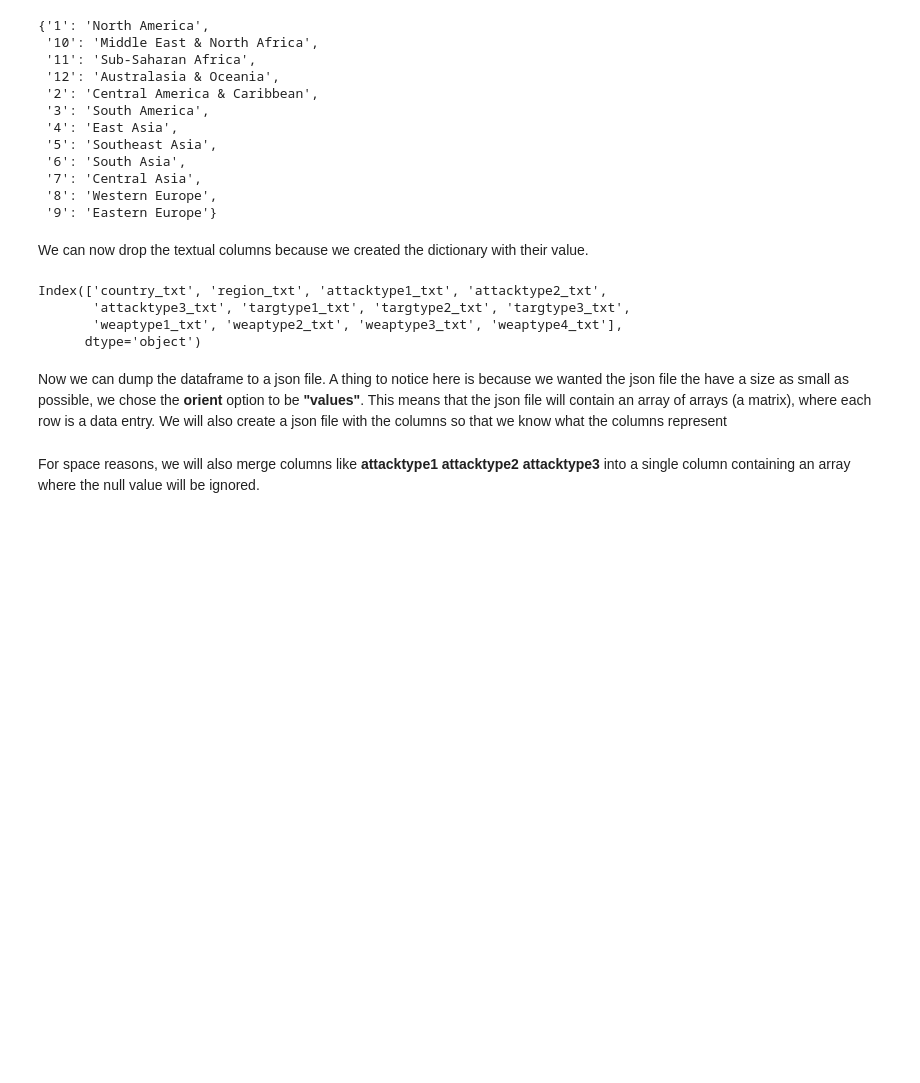
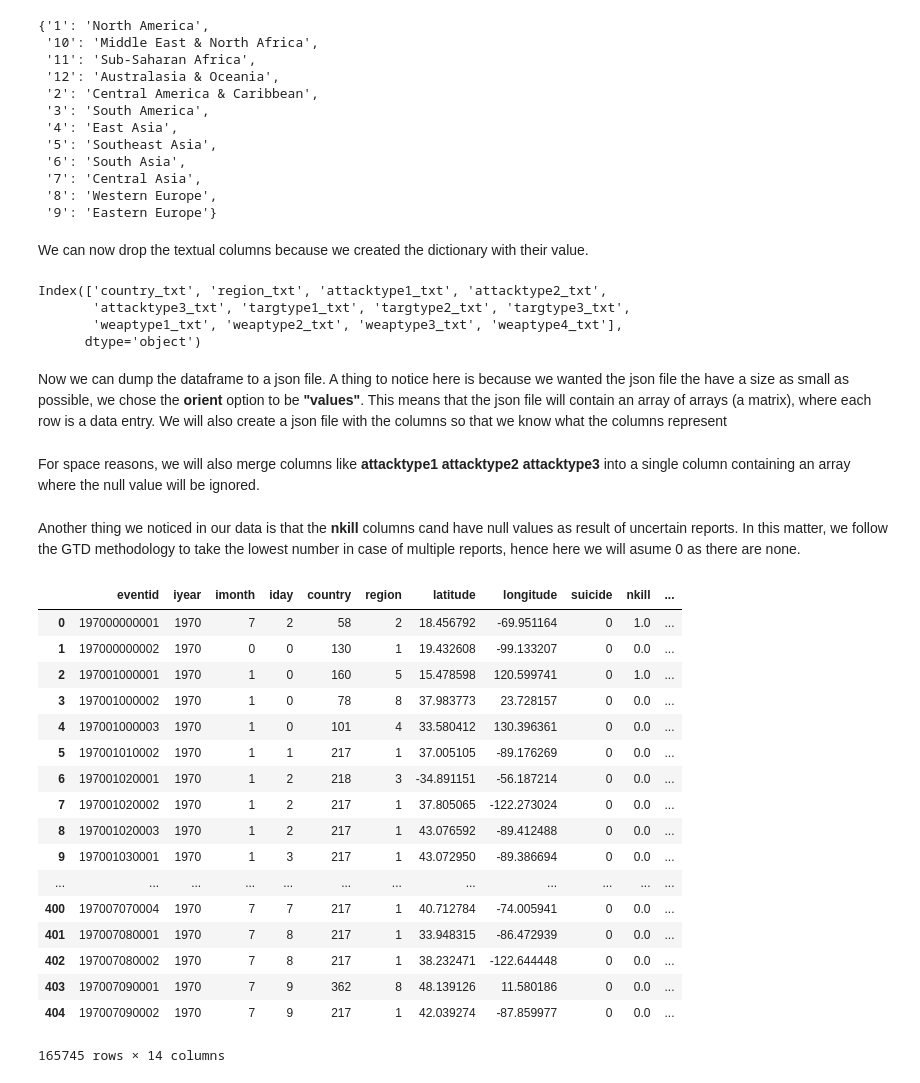
Before and after one commit to gsurrel/Terrovizm, a Jupyter notebook: scripts/DataCleaning.ipynb, the cells around one changed output. Drawn from its saved outputs; the diff is of its cells as text; code cells hidden in the pictures; blank space fills up the shorter version.

Commit message:
Replaced nkill NaNs with 0

```diff
--- a/scripts/DataCleaning.ipynb
+++ b/scripts/DataCleaning.ipynb
@@ -477,6 +477,29 @@ for col, idx in zip(data.columns.astype(str), range(len(data.columns))):
 
 # we create a mapping for both ways: from column names to indices and from indices to column names
 refs_dict['columns'] = {**{str(v): k for k, v in columns_dict.items()}, **columns_dict}
+# %% [markdown]
+Another thing we noticed in our data is that the **nkill** columns cand have null values as result of uncertain reports. In this matter, we follow the GTD methodology to take the lowest number in case of multiple reports, hence here we will asume 0 as there are none.
+# %%
+data.fillna(value={'nkill':0}, inplace=True)
+# %% [output]
+|  | eventid | iyear | imonth | iday | country | region | latitude | longitude | suicide | nkill | ... |
+| 0 | 197000000001 | 1970 | 7 | 2 | 58 | 2 | 18.456792 | -69.951164 | 0 | 1.0 | ... |
+| 1 | 197000000002 | 1970 | 0 | 0 | 130 | 1 | 19.432608 | -99.133207 | 0 | 0.0 | ... |
+| 2 | 197001000001 | 1970 | 1 | 0 | 160 | 5 | 15.478598 | 120.599741 | 0 | 1.0 | ... |
+| 3 | 197001000002 | 1970 | 1 | 0 | 78 | 8 | 37.983773 | 23.728157 | 0 | 0.0 | ... |
+| 4 | 197001000003 | 1970 | 1 | 0 | 101 | 4 | 33.580412 | 130.396361 | 0 | 0.0 | ... |
+| 5 | 197001010002 | 1970 | 1 | 1 | 217 | 1 | 37.005105 | -89.176269 | 0 | 0.0 | ... |
+| 6 | 197001020001 | 1970 | 1 | 2 | 218 | 3 | -34.891151 | -56.187214 | 0 | 0.0 | ... |
+| 7 | 197001020002 | 1970 | 1 | 2 | 217 | 1 | 37.805065 | -122.273024 | 0 | 0.0 | ... |
+| 8 | 197001020003 | 1970 | 1 | 2 | 217 | 1 | 43.076592 | -89.412488 | 0 | 0.0 | ... |
+| 9 | 197001030001 | 1970 | 1 | 3 | 217 | 1 | 43.072950 | -89.386694 | 0 | 0.0 | ... |
+| ... | ... | ... | ... | ... | ... | ... | ... | ... | ... | ... | ... |
+| 400 | 197007070004 | 1970 | 7 | 7 | 217 | 1 | 40.712784 | -74.005941 | 0 | 0.0 | ... |
+| 401 | 197007080001 | 1970 | 7 | 8 | 217 | 1 | 33.948315 | -86.472939 | 0 | 0.0 | ... |
+| 402 | 197007080002 | 1970 | 7 | 8 | 217 | 1 | 38.232471 | -122.644448 | 0 | 0.0 | ... |
+| 403 | 197007090001 | 1970 | 7 | 9 | 362 | 8 | 48.139126 | 11.580186 | 0 | 0.0 | ... |
+| 404 | 197007090002 | 1970 | 7 | 9 | 217 | 1 | 42.039274 | -87.859977 | 0 | 0.0 | ... |
+165745 rows × 14 columns
 # %%
 import json
 
```
Also changed, not shown: parts of 1 cell of this notebook, 2 other files.
